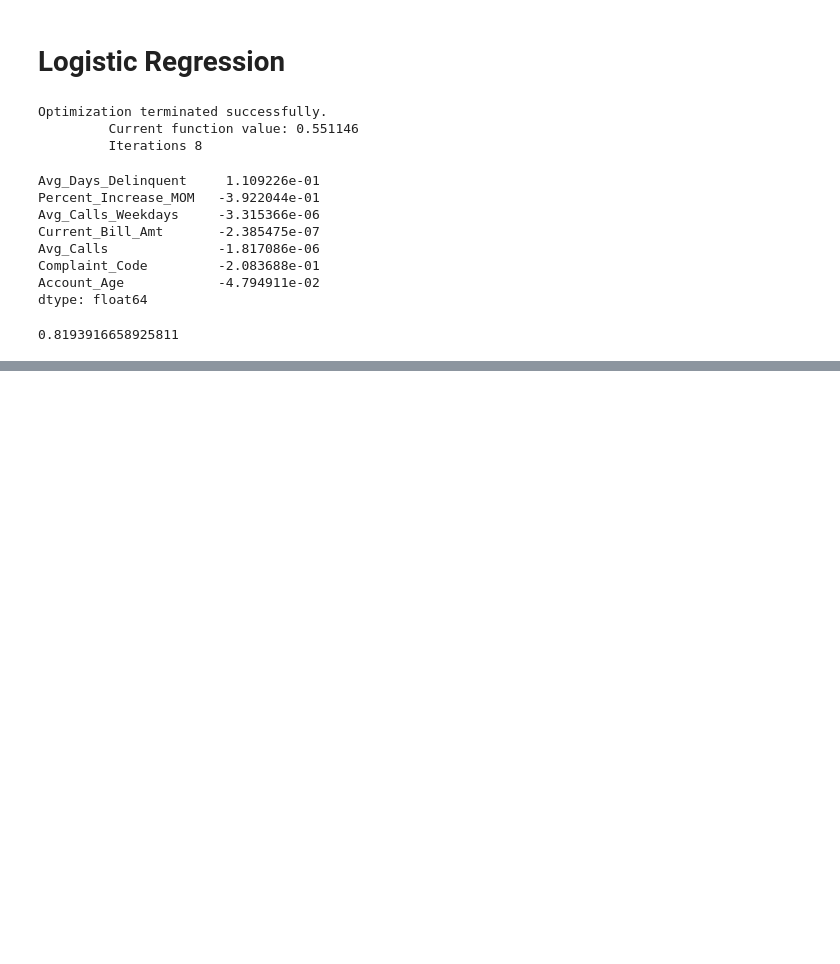
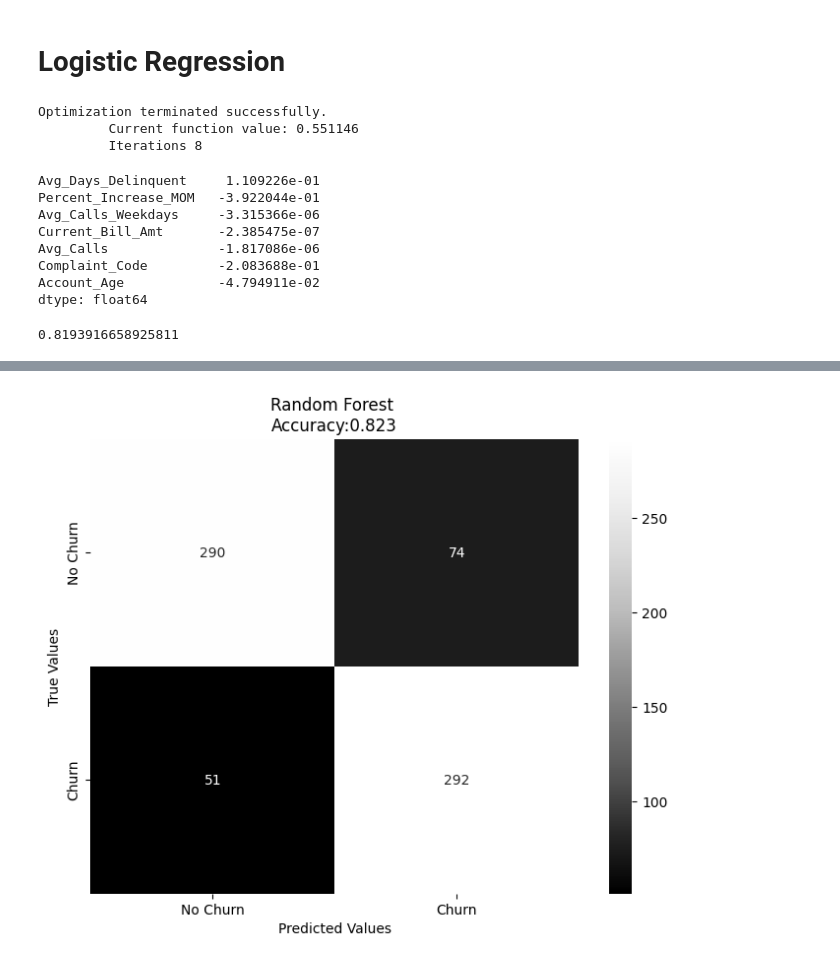
Before and after one commit to HowardHNguyen/Machine-Learning-Deep-Learning, a Jupyter notebook: Logistic_Regression_A_Z.ipynb, the cells around one changed output, grey strips where cells are left out. Drawn from its saved outputs; the diff is of its cells as text; code cells hidden in the pictures; blank space fills up the shorter version.

```diff
--- a/Logistic_Regression_A_Z.ipynb
+++ b/Logistic_Regression_A_Z.ipynb
@@ -436,0 +555,5 @@ p
+# %%
+clf_random_grid = GridSearchCV(RandomForestClassifier(), \
+                               parameters, cv = StratifiedKFold\
+                               (n_splits = 3))
+clf_random_grid.fit(X_train_scalar_combined, y_train)
@@ -436,0 +580,7 @@ p
+# %%
+clf_random_grid = RandomForestClassifier(n_estimators=100, \
+                                         max_depth=7,\
+                                         min_samples_split=10, \
+                                         random_state=0)
+# %%
+clf_random_grid.fit(X_train_scalar_combined, y_train)
@@ -436,0 +589,2 @@ p
+# %%
+y_pred = clf_random_grid.predict(X_test_scalar_combined)
@@ -436,0 +608,13 @@ p
+# %%
+cm = confusion_matrix(y_test, y_pred)
+cm_df = pd.DataFrame(cm,
+                     index = ['No Churn','Churn'],
+                     columns = ['No Churn','Churn'])
+plt.figure(figsize=(8,6))
+sns.heatmap(cm_df, annot=True,fmt='g',cmap='Greys_r')
+plt.title('Random Forest \nAccuracy:{0:.3f}'.format(accuracy_score(y_test, y_pred)))
+plt.ylabel('True Values')
+plt.xlabel('Predicted Values')
+plt.show()
+# %% [output]
+[figure, added]
```
Also changed, not shown: parts of 45 cells of this notebook.
